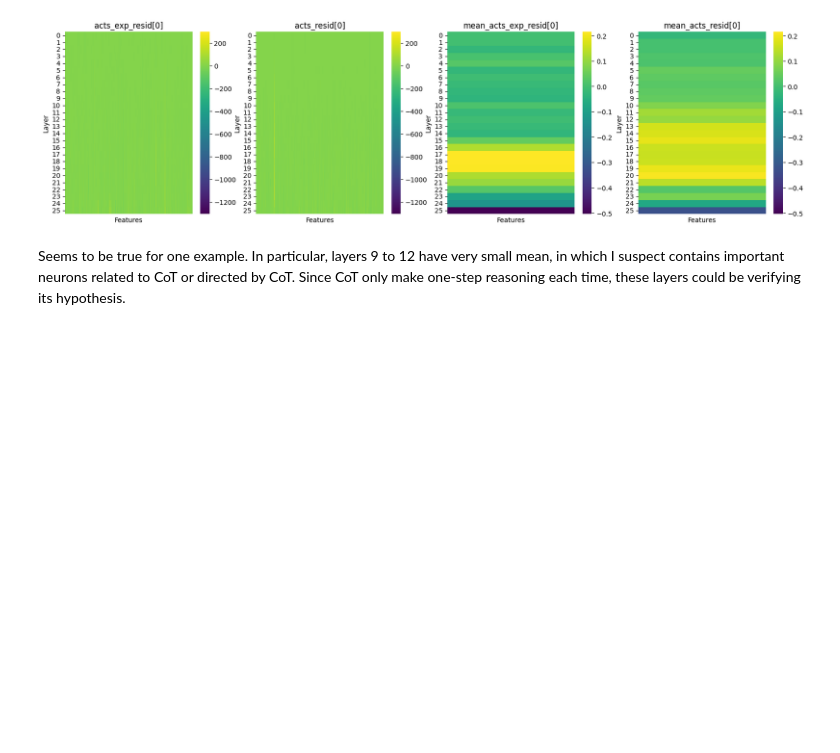
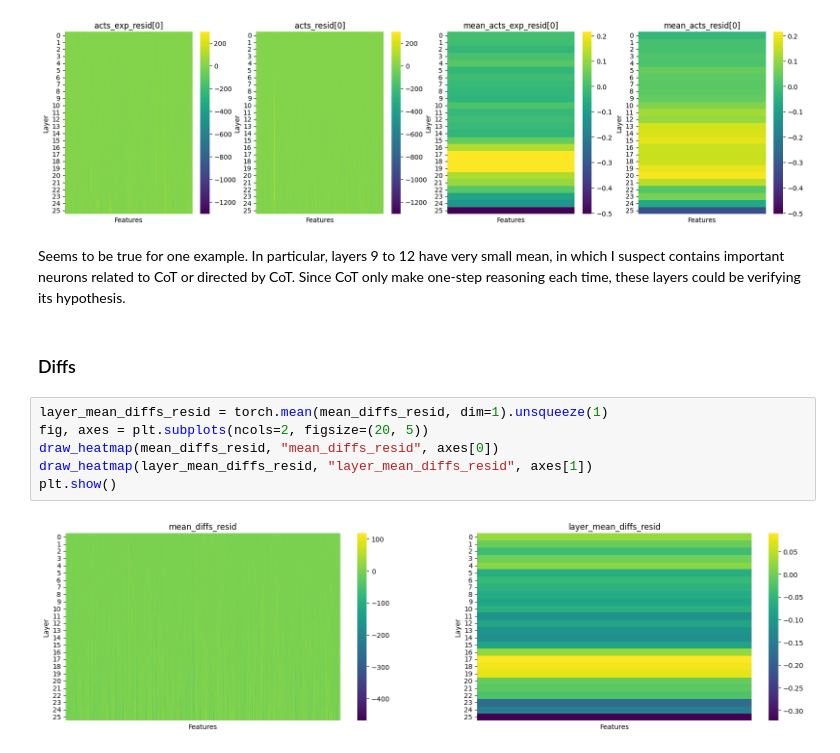
Before and after one commit to ShenranTomWang/CoT, a Jupyter notebook: CoT.ipynb, the cells around one changed output. Saved outputs shown, nothing was run; the diff lists cells and outputs as text; blank space fills up the shorter version.

Commit message:
diffs heatmap

```diff
--- a/CoT.ipynb
+++ b/CoT.ipynb
@@ -452,3 +452,13 @@ plt.show()
 [figure]
 # %% [markdown]
 Seems to be true for one example. In particular, layers 9 to 12 have very small mean, in which I suspect contains important neurons related to CoT or directed by CoT. Since CoT only make one-step reasoning each time, these layers could be verifying its hypothesis.
+# %% [markdown]
+### Diffs
+# %%
+layer_mean_diffs_resid = torch.mean(mean_diffs_resid, dim=1).unsqueeze(1)
+fig, axes = plt.subplots(ncols=2, figsize=(20, 5))
+draw_heatmap(mean_diffs_resid, "mean_diffs_resid", axes[0])
+draw_heatmap(layer_mean_diffs_resid, "layer_mean_diffs_resid", axes[1])
+plt.show()
+# %% [output]
+[figure, added]
```
